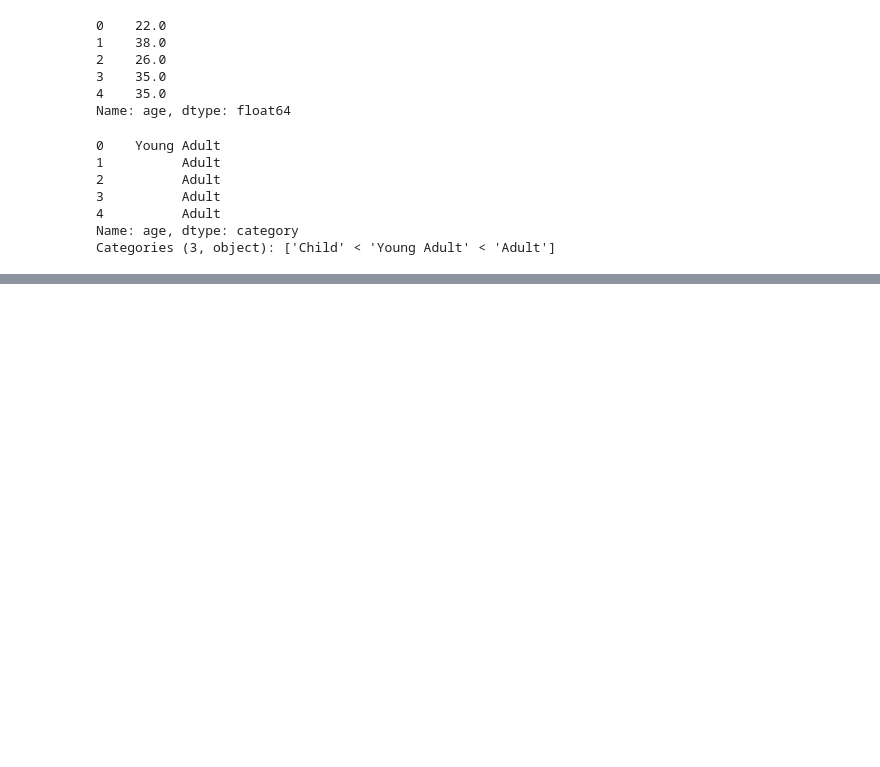
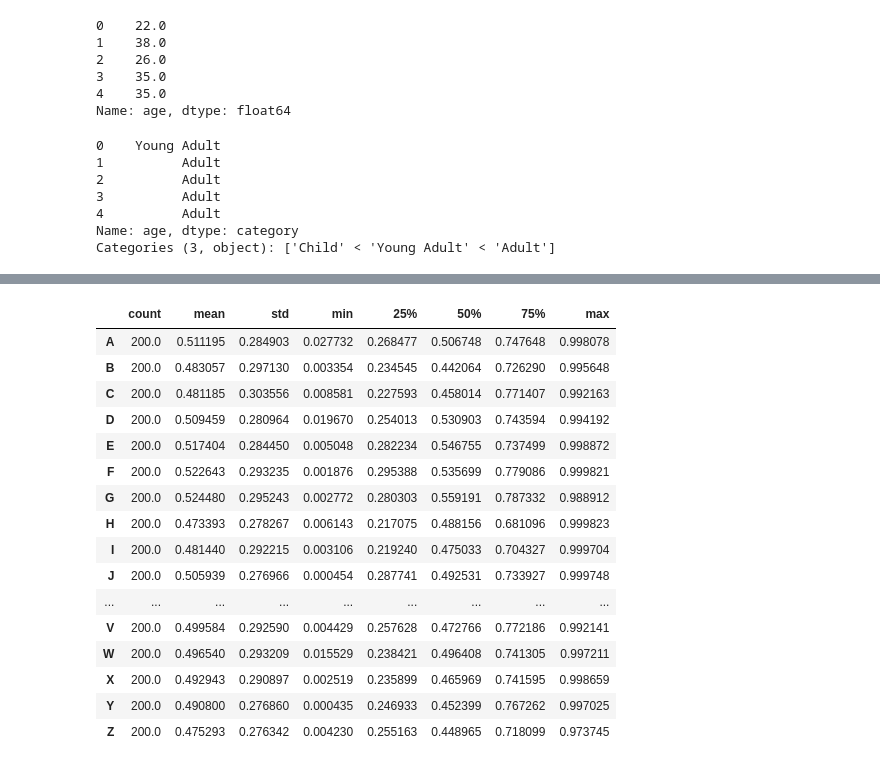
Before and after one commit to faisalramzan77/Data_Science_Course, a Jupyter notebook: Python_for_data_Science/Pandas_Practice/pandas.ipynb, the cells around one changed output, grey strips where cells are left out. Cells and saved outputs as stored; diff of their text form; code cells hidden in the pictures; blank space fills up the shorter version.

```diff
--- a/Python_for_data_Science/Pandas_Practice/pandas.ipynb
+++ b/Python_for_data_Science/Pandas_Practice/pandas.ipynb
@@ -836,0 +977,20 @@ Categories (3, object): ['Child' < 'Young Adult' < 'Adult']
+# %%
+df.describe().T
+# %% [output]
+|  | count | mean | std | min | 25% | 50% | 75% | max |
+| A | 200.0 | 0.511195 | 0.284903 | 0.027732 | 0.268477 | 0.506748 | 0.747648 | 0.998078 |
+| B | 200.0 | 0.483057 | 0.297130 | 0.003354 | 0.234545 | 0.442064 | 0.726290 | 0.995648 |
+| C | 200.0 | 0.481185 | 0.303556 | 0.008581 | 0.227593 | 0.458014 | 0.771407 | 0.992163 |
+| D | 200.0 | 0.509459 | 0.280964 | 0.019670 | 0.254013 | 0.530903 | 0.743594 | 0.994192 |
+| E | 200.0 | 0.517404 | 0.284450 | 0.005048 | 0.282234 | 0.546755 | 0.737499 | 0.998872 |
+| F | 200.0 | 0.522643 | 0.293235 | 0.001876 | 0.295388 | 0.535699 | 0.779086 | 0.999821 |
+| G | 200.0 | 0.524480 | 0.295243 | 0.002772 | 0.280303 | 0.559191 | 0.787332 | 0.988912 |
+| H | 200.0 | 0.473393 | 0.278267 | 0.006143 | 0.217075 | 0.488156 | 0.681096 | 0.999823 |
+| I | 200.0 | 0.481440 | 0.292215 | 0.003106 | 0.219240 | 0.475033 | 0.704327 | 0.999704 |
+| J | 200.0 | 0.505939 | 0.276966 | 0.000454 | 0.287741 | 0.492531 | 0.733927 | 0.999748 |
+| ... | ... | ... | ... | ... | ... | ... | ... | ... |
+| V | 200.0 | 0.499584 | 0.292590 | 0.004429 | 0.257628 | 0.472766 | 0.772186 | 0.992141 |
+| W | 200.0 | 0.496540 | 0.293209 | 0.015529 | 0.238421 | 0.496408 | 0.741305 | 0.997211 |
+| X | 200.0 | 0.492943 | 0.290897 | 0.002519 | 0.235899 | 0.465969 | 0.741595 | 0.998659 |
+| Y | 200.0 | 0.490800 | 0.276860 | 0.000435 | 0.246933 | 0.452399 | 0.767262 | 0.997025 |
+| Z | 200.0 | 0.475293 | 0.276342 | 0.004230 | 0.255163 | 0.448965 | 0.718099 | 0.973745 |
```
Also changed, not shown: parts of 13 cells of this notebook.
